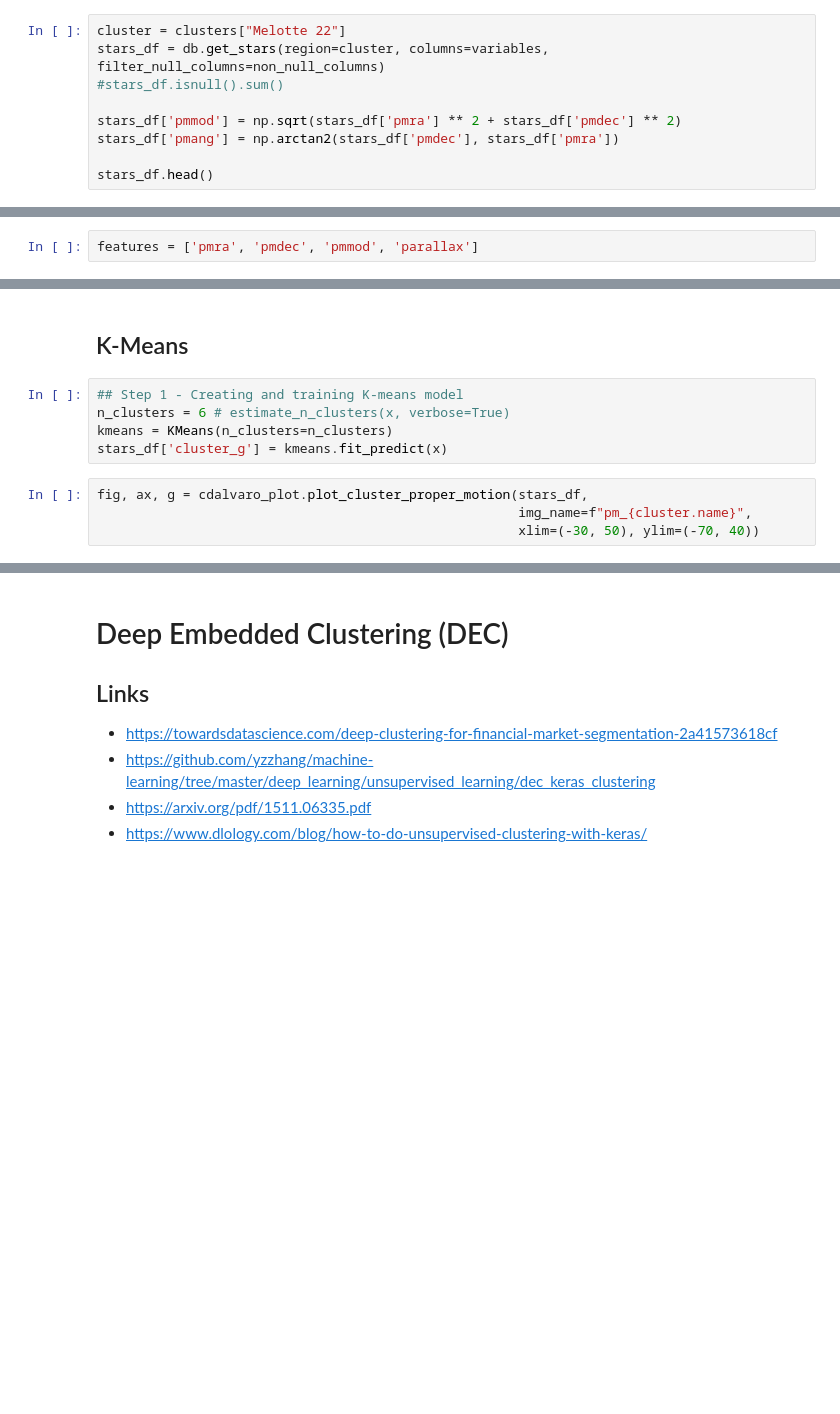
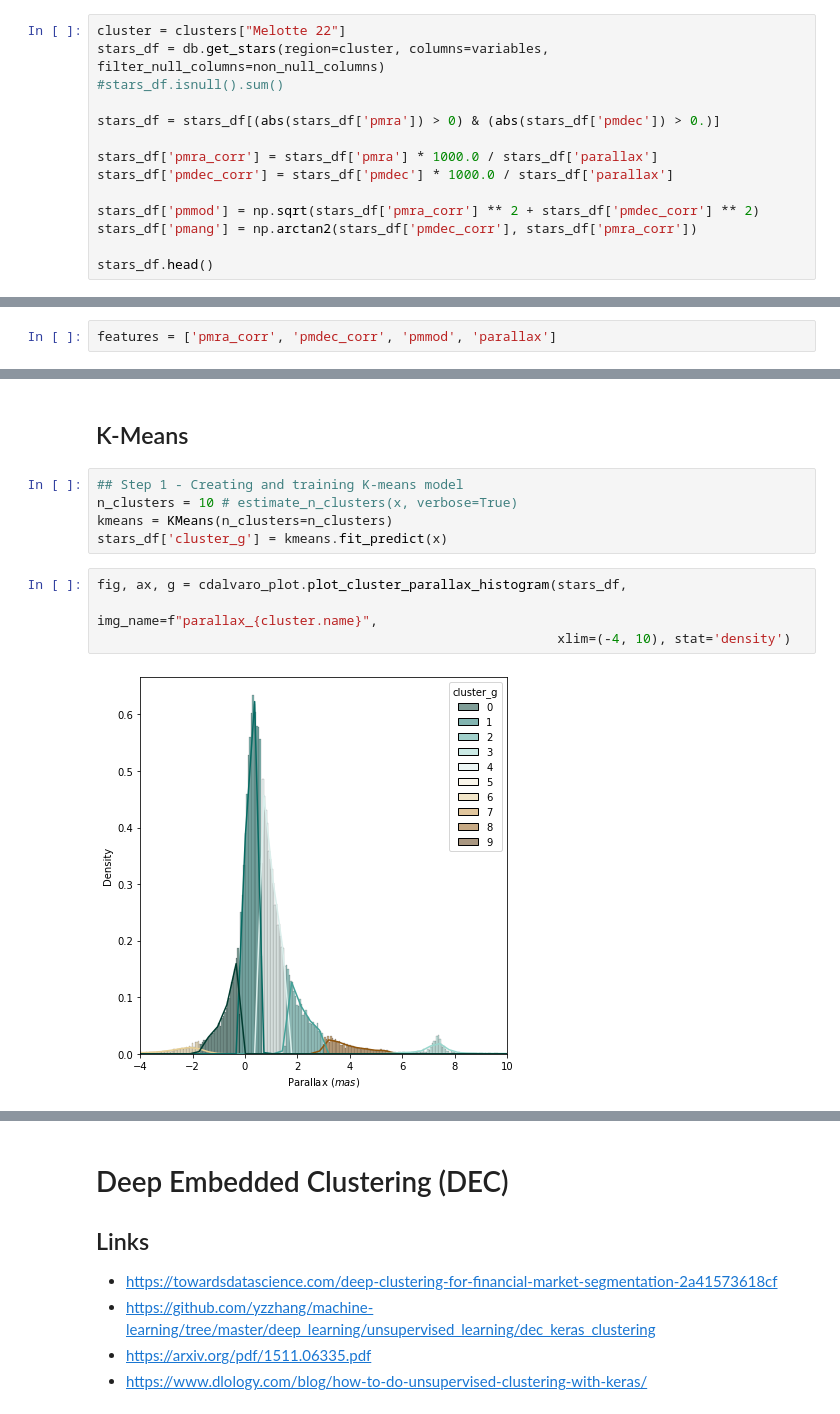
Before and after one commit to cdalvaro/machine-learning-master-thesis, a Jupyter notebook: src/notebooks/cluster_characterization.ipynb, the cells around one changed output, grey strips where cells are left out. Saved outputs shown, nothing was run; the diff lists cells and outputs as text; blank space fills up the shorter version.

Commit message:
notebook: Update cluster_characterization.ipynb

```diff
--- a/src/notebooks/cluster_characterization.ipynb
+++ b/src/notebooks/cluster_characterization.ipynb
@@ -52,7 +55,12 @@ cluster = clusters["Melotte 22"]
 stars_df = db.get_stars(region=cluster, columns=variables, filter_null_columns=non_null_columns)
 #stars_df.isnull().sum()
 
-stars_df['pmmod'] = np.sqrt(stars_df['pmra'] ** 2 + stars_df['pmdec'] ** 2)
-stars_df['pmang'] = np.arctan2(stars_df['pmdec'], stars_df['pmra'])
+stars_df = stars_df[(abs(stars_df['pmra']) > 0) & (abs(stars_df['pmdec']) > 0.)]
+
+stars_df['pmra_corr'] = stars_df['pmra'] * 1000.0 / stars_df['parallax']
+stars_df['pmdec_corr'] = stars_df['pmdec'] * 1000.0 / stars_df['parallax']
+
+stars_df['pmmod'] = np.sqrt(stars_df['pmra_corr'] ** 2 + stars_df['pmdec_corr'] ** 2)
+stars_df['pmang'] = np.arctan2(stars_df['pmdec_corr'], stars_df['pmra_corr'])
 
 stars_df.head()
@@ -70,7 +86,7 @@ pairplot_df[correlation_variables] = scaler.fit_transform(pairplot_df[correlatio
 # %% [markdown]
 ## Feature selection
 # %%
-features = ['pmra', 'pmdec', 'pmmod', 'parallax']
+features = ['pmra_corr', 'pmdec_corr', 'pmmod', 'parallax']
 # %% [markdown]
 ## Feature rescaling
 # %%
@@ -80,10 +96,12 @@ x = scaler.fit_transform(stars_df[features])
 ## K-Means
 # %%
 ## Step 1 - Creating and training K-means model
-n_clusters = 6 # estimate_n_clusters(x, verbose=True)
+n_clusters = 10 # estimate_n_clusters(x, verbose=True)
 kmeans = KMeans(n_clusters=n_clusters)
 stars_df['cluster_g'] = kmeans.fit_predict(x)
 # %%
-fig, ax, g = cdalvaro_plot.plot_cluster_proper_motion(stars_df,
-                                                      img_name=f"pm_{cluster.name}",
-                                                      xlim=(-30, 50), ylim=(-70, 40))
+fig, ax, g = cdalvaro_plot.plot_cluster_parallax_histogram(stars_df,
+                                                           img_name=f"parallax_{cluster.name}",
+                                                           xlim=(-4, 10), stat='density')
+# %% [output]
+[figure, added]
```
Also changed, not shown: parts of 11 cells of this notebook.
